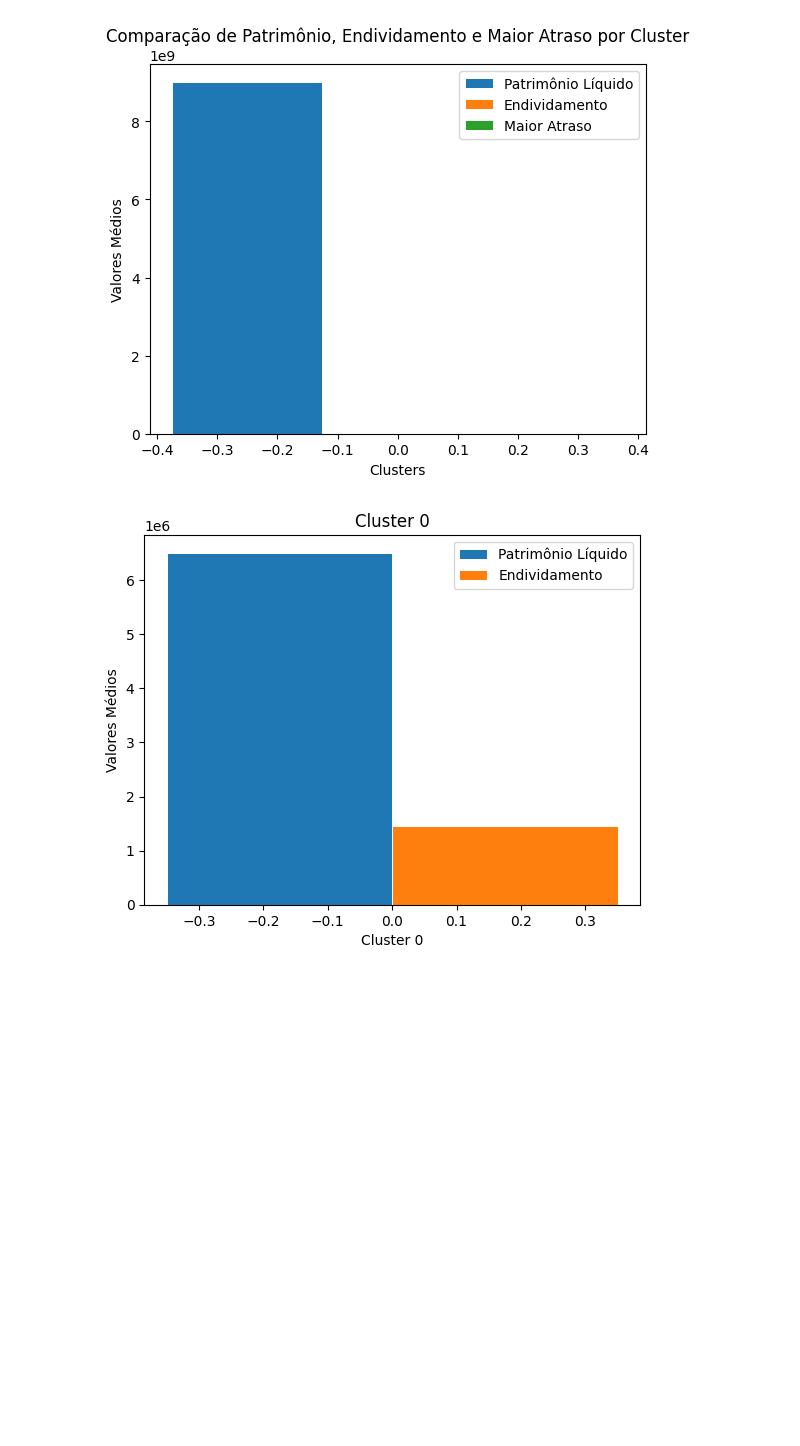
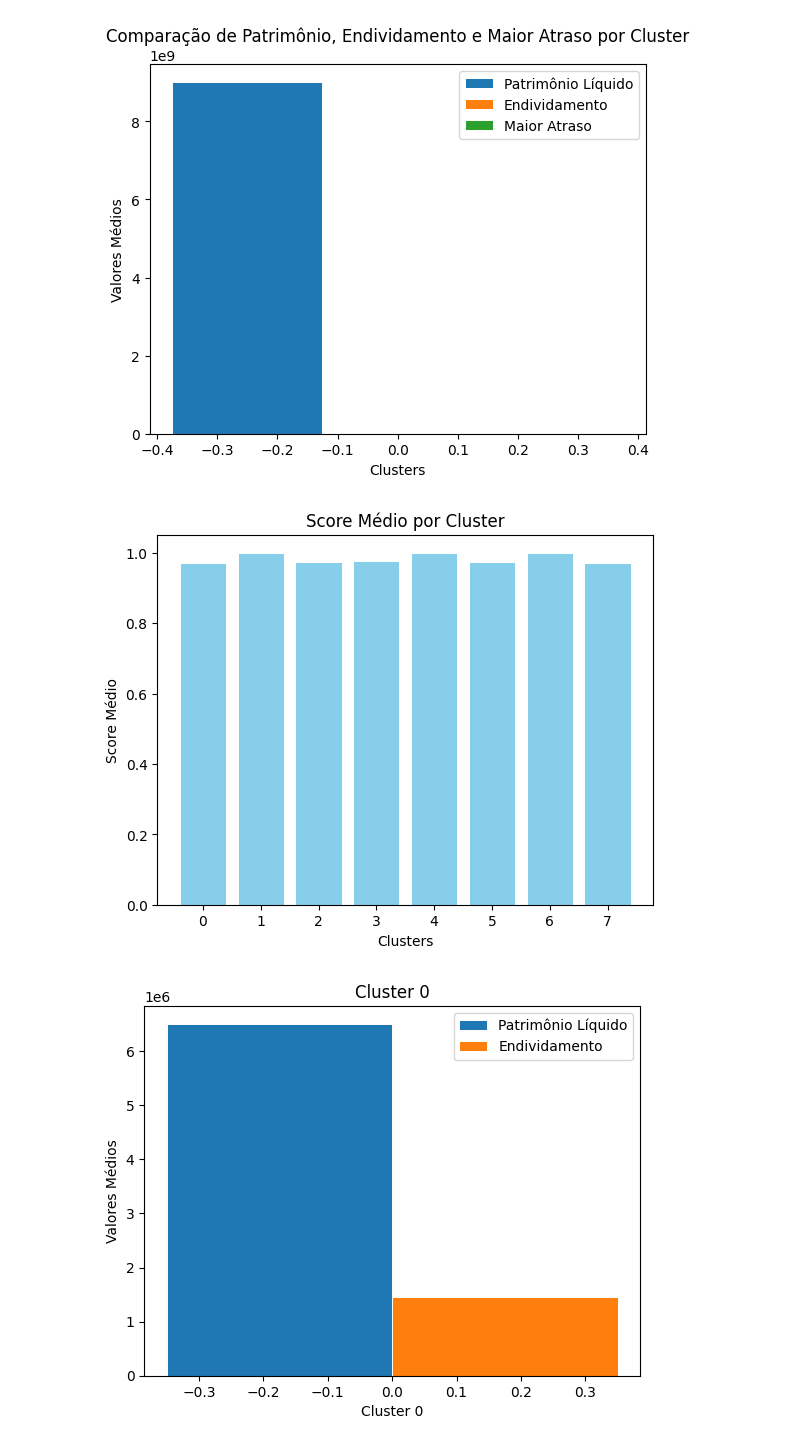
Before and after one commit to larevelyn/AI-ENGENEERING--COGNITIVE-AND-SEMANTIC-COMPUTATION---IOT, a Jupyter notebook: CP2/Clusterizacao.ipynb, the cells around one changed output. Cells and saved outputs as stored; diff of their text form; code cells hidden in the pictures; blank space fills up the shorter version.

```diff
--- a/CP2/Clusterizacao.ipynb
+++ b/CP2/Clusterizacao.ipynb
@@ -334,6 +334,32 @@ plt.show()
 # plt.show()
 # %% [output]
 [figure]
+# %%
+import matplotlib.pyplot as plt
+import numpy as np
+
+# Agrupar os dados pelo campo 'cluster' e calcular a média do 'score'
+media_score = solicitacoes_credito.groupby('cluster')['score_atraso'].mean()
+
+# Definir os clusters e o score médio
+clusters = media_score.index
+scores_medios = media_score.values
+
+# Criar o gráfico de barras
+fig, ax = plt.subplots()
+
+# Barras representando o score médio de cada cluster
+ax.bar(clusters, scores_medios, color='skyblue', edgecolor="white", linewidth=0.7)
+
+# Configurações do gráfico
+ax.set_xlabel('Clusters')
+ax.set_ylabel('Score Médio')
+ax.set_title('Score Médio por Cluster')
+
+# Exibir o gráfico
+plt.show()
+# %% [output]
+[figure, added]
 # %%
 # import matplotlib.pyplot as plt
 # import numpy as np
```
Also changed, not shown: 1 other file.
